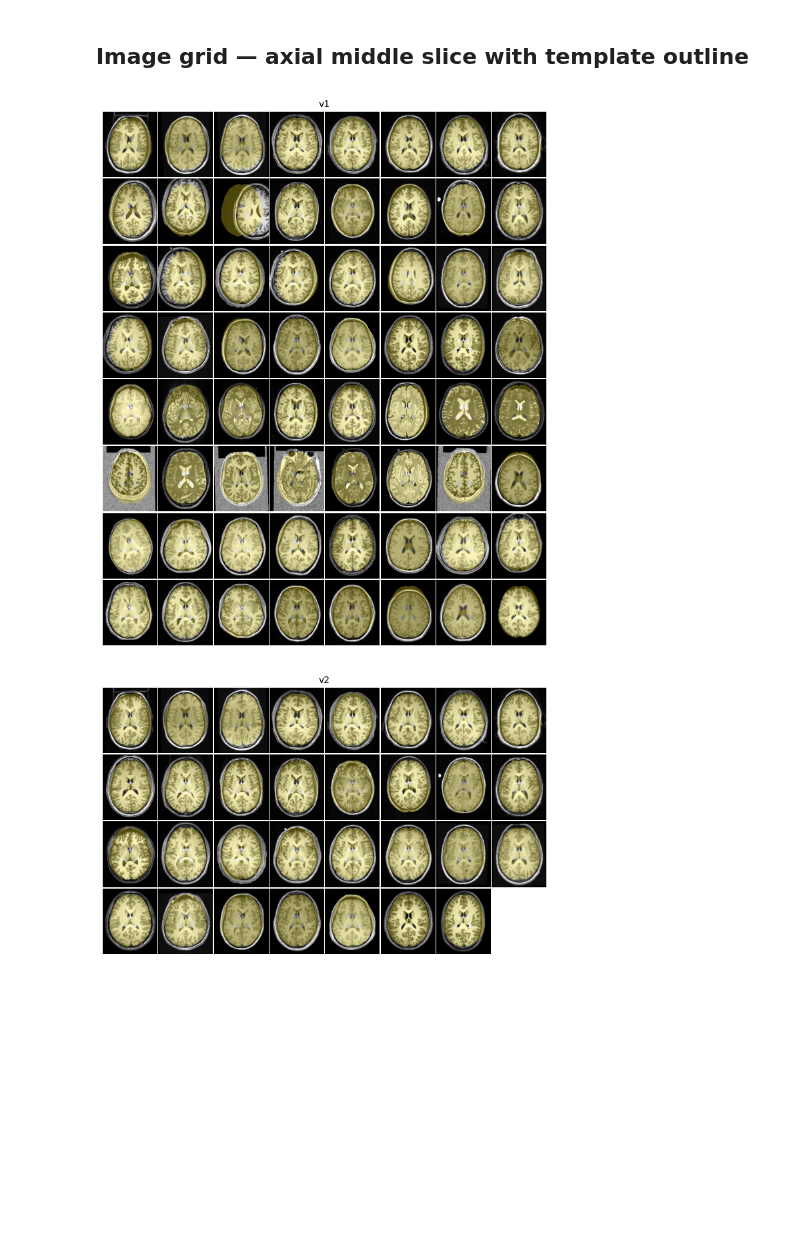
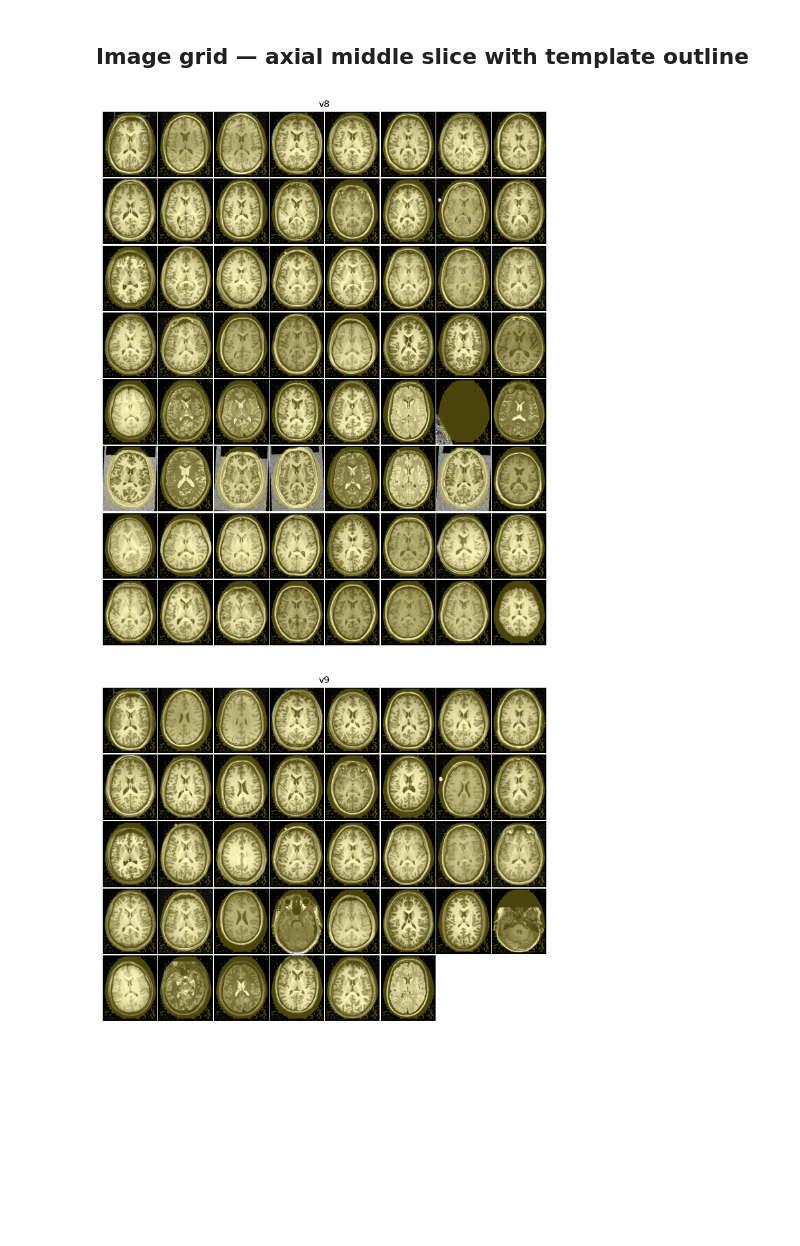
Before and after one commit to clane9/smri-fm, a Jupyter notebook: experiments/registration_testing/analysis.ipynb, the cells around one changed output. Saved outputs shown, nothing was run; the diff lists cells and outputs as text; code cells hidden in the pictures.

Commit message:
try more registration variants
registration in low resolution 4mm space, after first resampling the
input to 1mm seems to work pretty well. but still getting some gross
failures..

```diff
--- a/experiments/registration_testing/analysis.ipynb
+++ b/experiments/registration_testing/analysis.ipynb
@@ -36,6 +36,8 @@ df[["stop_type", "n_iter"]] = df["stop_cond"].apply(parse_stop_cond).apply(pd.Se
 df["input"] = df["input"].apply(lambda p: Path(p).name)
 df["final_metric"] = -df["final_metric"]
 
+df = df.drop_duplicates(["version", "input"], keep="last")
+
 print("\nFinal metric:")
 print(df.groupby("version")["final_metric"].describe().round(3))
 print("\nRun time:")
@@ -63,7 +68,9 @@ dtype: int64
 # %% [markdown]
 ## Histograms
 # %%
-versions = sorted(df["version"].unique())
+# versions = sorted(df["version"].unique())
+versions = ["v1", "v2", "v5", "v8", "v9"]
+
 metrics = [
     ("run_time", "time (s)"),
     ("final_metric", "MI"),
@@ -86,10 +93,15 @@ fig.tight_layout()
 # %% [markdown]
 ## Image grid — axial middle slice with template outline
 # %%
+# template_mask_path = tflow.get(
+#     "MNI152NLin6Asym", desc="brain", resolution=1, suffix="mask", extension="nii.gz"
+# )
+# template_mask = sitk.GetArrayFromImage(sitk.ReadImage(str(template_mask_path)))  # (Z, Y, X)
 template_mask_path = tflow.get(
-    "MNI152NLin6Asym", desc="brain", resolution=1, suffix="mask", extension="nii.gz"
+    "MNI152NLin6Asym", desc=None, resolution=1, suffix="T1w", extension="nii.gz"
 )
 template_mask = sitk.GetArrayFromImage(sitk.ReadImage(str(template_mask_path)))  # (Z, Y, X)
+template_mask = template_mask > 500
 mid_z = template_mask.shape[0] // 2
 template_mask_slice = template_mask[mid_z]
 # %%
@@ -97,33 +109,33 @@ def image_grid(version, nrow: int = 8, ncol: int = 8):
     img_paths = sorted((OUTPUT_DIR / version).glob("*.nii*"))
     img_paths = img_paths[: nrow * ncol]
     H, W = template_mask_slice.shape
     ploth = 1.0
     plotw = (W / H) * ploth
     padh = 0.2
 
     fig, axes = plt.subplots(nrow, ncol, figsize=(ncol * plotw, nrow * ploth + padh))
     axes = axes.ravel()
 
     for ii, ax in enumerate(axes):
         if ii >= len(img_paths):
             ax.axis("off")
             continue
         path = img_paths[ii]
         arr = sitk.GetArrayFromImage(sitk.ReadImage(str(path)))
         sl = arr[mid_z]
         vmax = np.percentile(sl, 99)
         ax.imshow(sl, cmap="gray", vmin=0, vmax=vmax, origin="lower")
         ax.imshow(
             np.where(template_mask_slice > 0, 1.0, np.nan), vmin=0.0, alpha=0.3, origin="lower"
         )
         ax.axis("off")
 
     fig.suptitle(version, y=1.001, fontsize=10)
     fig.tight_layout(pad=0.1)
 
 
-for version in versions:
+for version in ["v8", "v9"]:
     image_grid(version)
 # %% [output]
-[figure, old version]
+[figure, new version]
-[figure, old version]
+[figure, new version]
```
Also changed, not shown: parts of 6 cells of this notebook, 3 other files.
